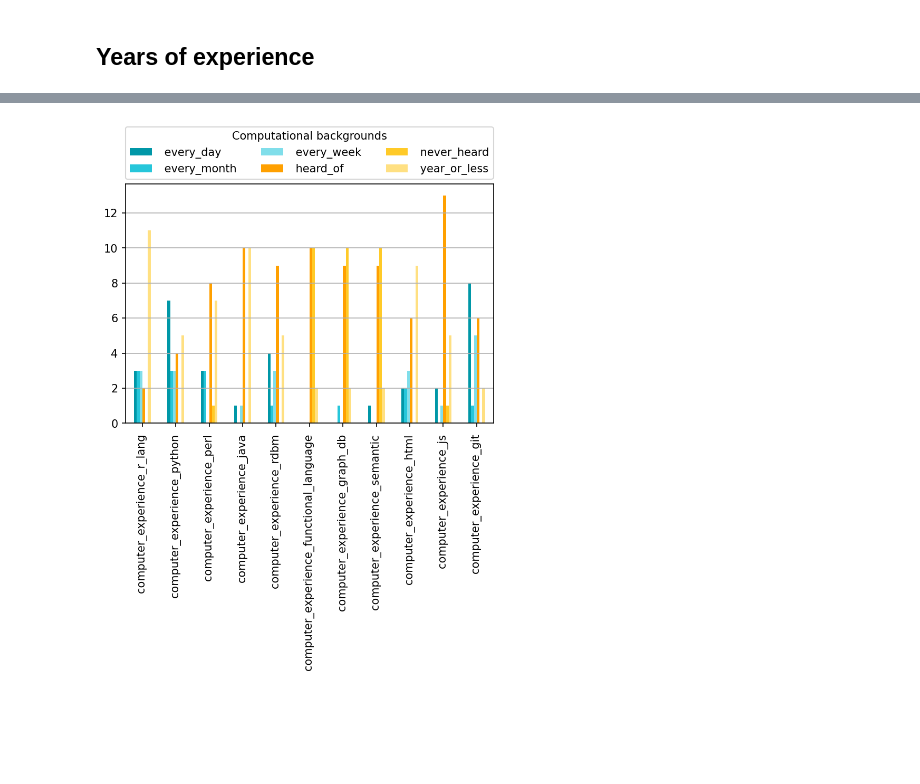
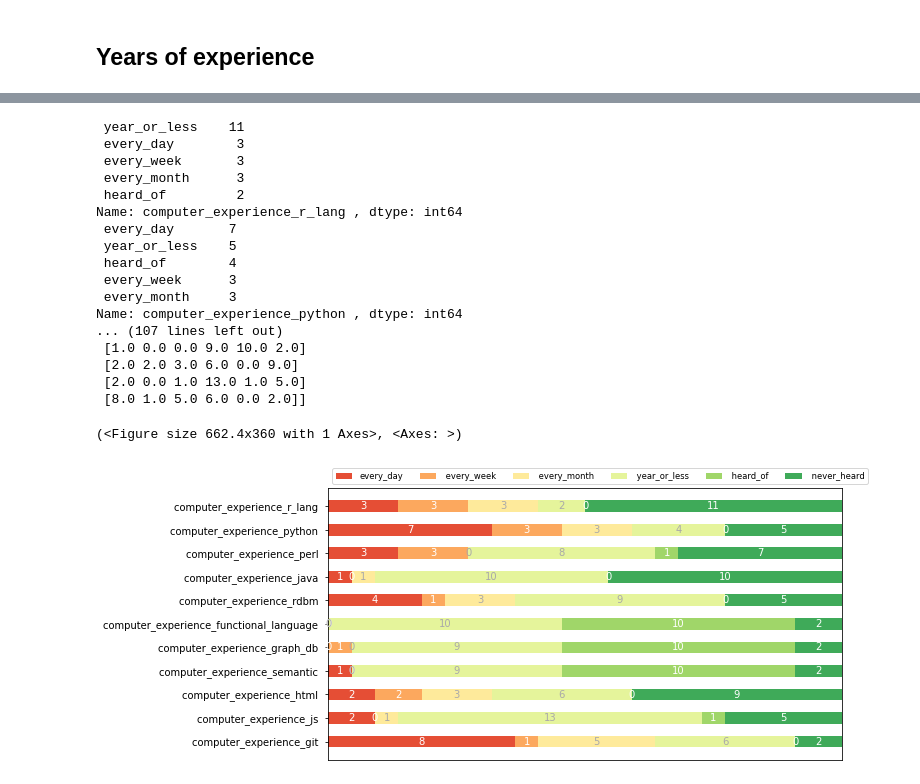
Before and after one commit to yochannah/subjective-data-models-analysis, a Jupyter notebook: import_data.ipynb, the cells around one changed output, grey strips where cells are left out. Saved outputs shown, nothing was run; the diff lists cells and outputs as text; code cells hidden in the pictures; blank space fills up the shorter version.

```diff
--- a/import_data.ipynb
+++ b/import_data.ipynb
@@ -282,5 +282,7 @@ plt.savefig('figures/bio_computer_formal.png',dpi=300)
 # %%
-def survey(results, category_names):
+frequency_of_use_order = ["every_day", " every_week", " every_month"," year_or_less", " heard_of"," never_heard"]
+
+def graph_bg(bg_counts):
     """
     Parameters
     ----------
@@ -288,12 +290,19 @@ def survey(results, category_names):
         A mapping from question labels to a list of answers per category.
         It is assumed all lists contain the same number of entries and that
         it matches the length of *category_names*.
-    category_names : list of str
-        The category labels.
     """
+    temp_working_var = {}
+
+    #format each column for the barchart
+    for label, content in bg_counts.items():
+        vals = content.value_counts()
+        temp_working_var[label] = vals
+    temp_working_var = pd.DataFrame(temp_working_var).copy()
+    temp_working_var = temp_working_var.fillna(0)
+    results = temp_working_var.to_dict("list")
+
     labels = list(results.keys())
     data = np.array(list(results.values()),dtype="object")
-    print(data)
     data_cum = data.cumsum(axis=1)
     category_colors = plt.colormaps['RdYlGn'](
         np.linspace(0.15, 0.85, data.shape[1]))
@@ -303,7 +312,7 @@ def survey(results, category_names):
     ax.xaxis.set_visible(False)
     ax.set_xlim(0, np.sum(data, axis=1).max())
 
-    for i, (colname, color) in enumerate(zip(category_names, category_colors)):
+    for i, (colname, color) in enumerate(zip(frequency_of_use_order, category_colors)):
         widths = data[:, i]
         starts = data_cum[:, i] - widths
         rects = ax.barh(labels, widths, left=starts, height=0.5,
@@ -313,7 +322,5 @@ def survey(results, category_names):
         r, g, b, _ = color
         text_color = 'white' if r * g * b < 0.5 else 'darkgrey'
         ax.bar_label(rects, label_type='center', color=text_color)
-    ax.legend(ncols=len(category_names), bbox_to_anchor=(0, 1),
+    ax.legend(ncols=len(frequency_of_use_order), bbox_to_anchor=(0, 1),
               loc='lower left', fontsize='small')
-
-    return fig, ax
@@ -419,4 +329,22 @@ survey(bg_counts, labels)
 # %%
-graph_bg("Computational backgrounds", computer_experience, "comp_xp_bg")
+graph_bg(computer_experience)
 # %% [output]
+ year_or_less    11
+ every_day        3
+ every_week       3
+ every_month      3
+ heard_of         2
+Name: computer_experience_r_lang , dtype: int64
+ every_day       7
+ year_or_less    5
+ heard_of        4
+ every_week      3
+ every_month     3
+Name: computer_experience_python , dtype: int64
+... (107 lines left out)
+ [1.0 0.0 0.0 9.0 10.0 2.0]
+ [2.0 2.0 3.0 6.0 0.0 9.0]
+ [2.0 0.0 1.0 13.0 1.0 5.0]
+ [8.0 1.0 5.0 6.0 0.0 2.0]]
+(<Figure size 662.4x360 with 1 Axes>, <Axes: >)
-[figure, old version]
+[figure, new version]
```
Also changed, not shown: parts of 11 cells of this notebook.
